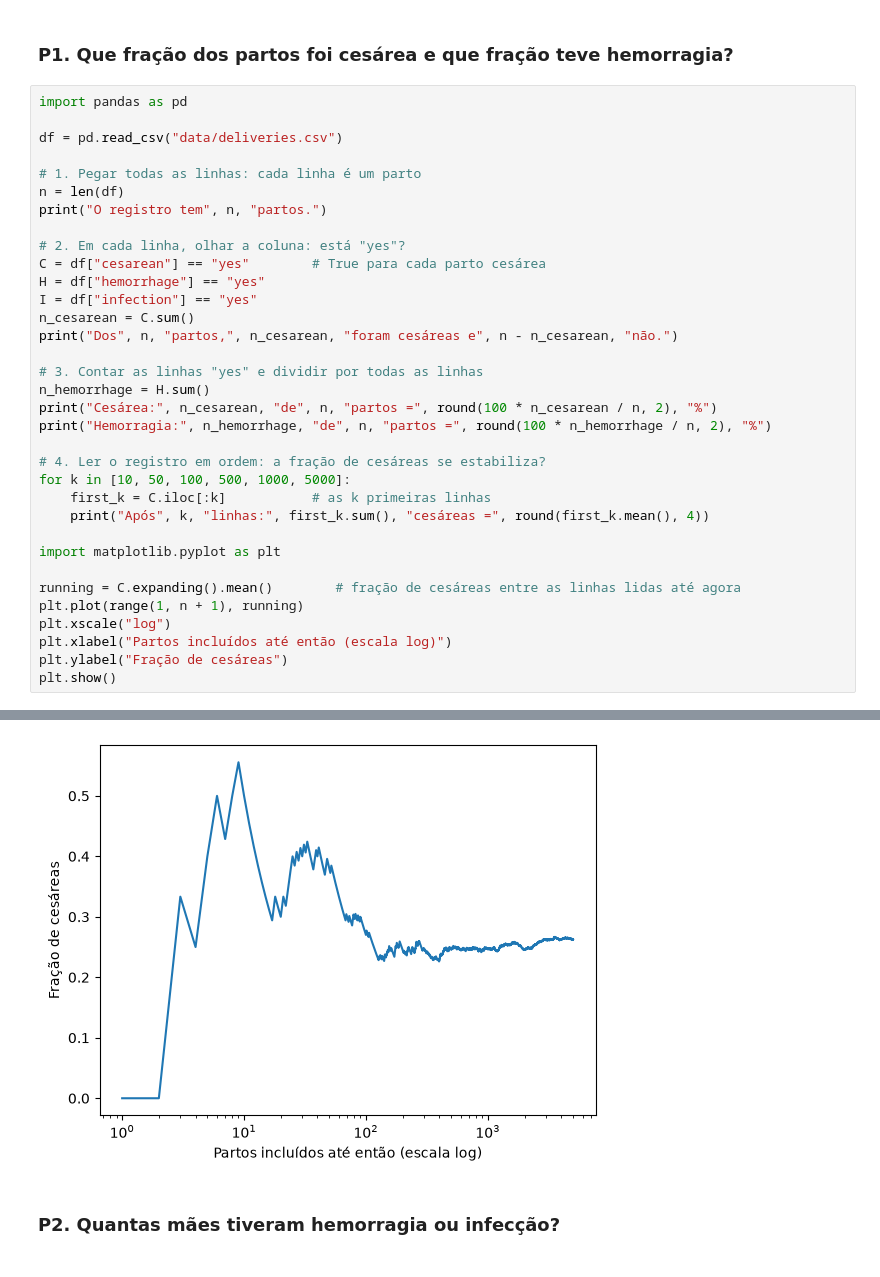
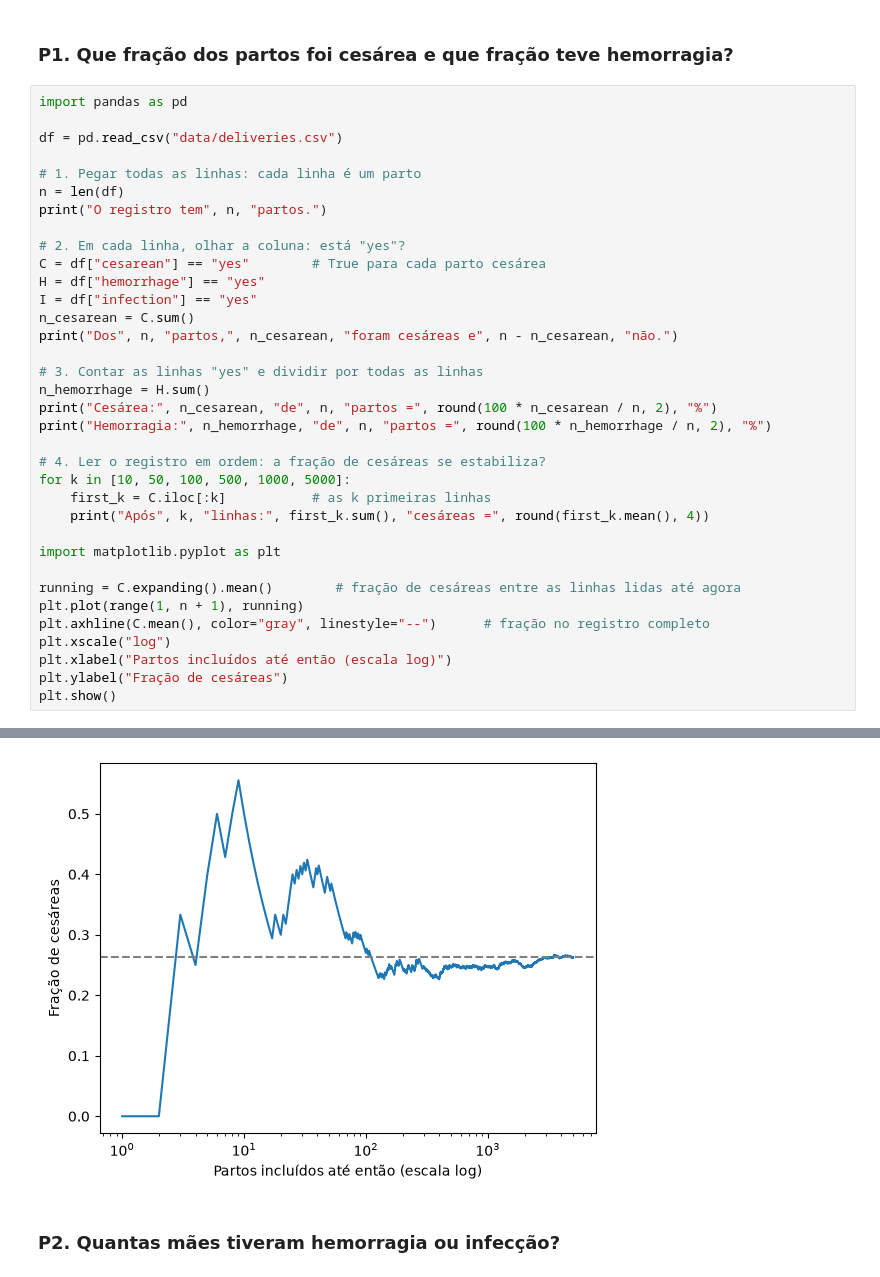
Before and after one commit to marcelosilva2604/data-science-ml-ai-in-health-volume-1-pt, a Jupyter notebook: chapters/ch11/ch11_probabilidade_pt.ipynb, the cells around one changed output, grey strips where cells are left out. Saved outputs shown, nothing was run; the diff lists cells and outputs as text.

Commit message:
Chapter 11 notebook: reference line for the full-register fraction in the running-fraction plot
Co-Authored-By: Claude Sonnet 5.5 <noreply@anthropic.com>

```diff
--- a/chapters/ch11/ch11_probabilidade_pt.ipynb
+++ b/chapters/ch11/ch11_probabilidade_pt.ipynb
@@ -46,34 +46,35 @@ print("Dos", n, "partos,", n_cesarean, "foram cesáreas e", n - n_cesarean, "nã
 
 # 3. Contar as linhas "yes" e dividir por todas as linhas
 n_hemorrhage = H.sum()
 print("Cesárea:", n_cesarean, "de", n, "partos =", round(100 * n_cesarean / n, 2), "%")
 print("Hemorragia:", n_hemorrhage, "de", n, "partos =", round(100 * n_hemorrhage / n, 2), "%")
 
 # 4. Ler o registro em ordem: a fração de cesáreas se estabiliza?
 for k in [10, 50, 100, 500, 1000, 5000]:
     first_k = C.iloc[:k]           # as k primeiras linhas
     print("Após", k, "linhas:", first_k.sum(), "cesáreas =", round(first_k.mean(), 4))
 
 import matplotlib.pyplot as plt
 
 running = C.expanding().mean()        # fração de cesáreas entre as linhas lidas até agora
 plt.plot(range(1, n + 1), running)
+plt.axhline(C.mean(), color="gray", linestyle="--")      # fração no registro completo
 plt.xscale("log")
 plt.xlabel("Partos incluídos até então (escala log)")
 plt.ylabel("Fração de cesáreas")
 plt.show()
 # %% [output]
 O registro tem 5000 partos.
 Dos 5000 partos, 1313 foram cesáreas e 3687 não.
 Cesárea: 1313 de 5000 partos = 26.26 %
 Hemorragia: 290 de 5000 partos = 5.8 %
 Após 10 linhas: 5 cesáreas = 0.5
 Após 50 linhas: 19 cesáreas = 0.38
 Após 100 linhas: 27 cesáreas = 0.27
 Após 500 linhas: 123 cesáreas = 0.246
 Após 1000 linhas: 246 cesáreas = 0.246
 Após 5000 linhas: 1313 cesáreas = 0.2626
-[figure, old version]
+[figure, new version]
 # %% [markdown]
 ### P2. Quantas mães tiveram hemorragia ou infecção?
 # %%
```
Also changed, not shown: 2 other files.
